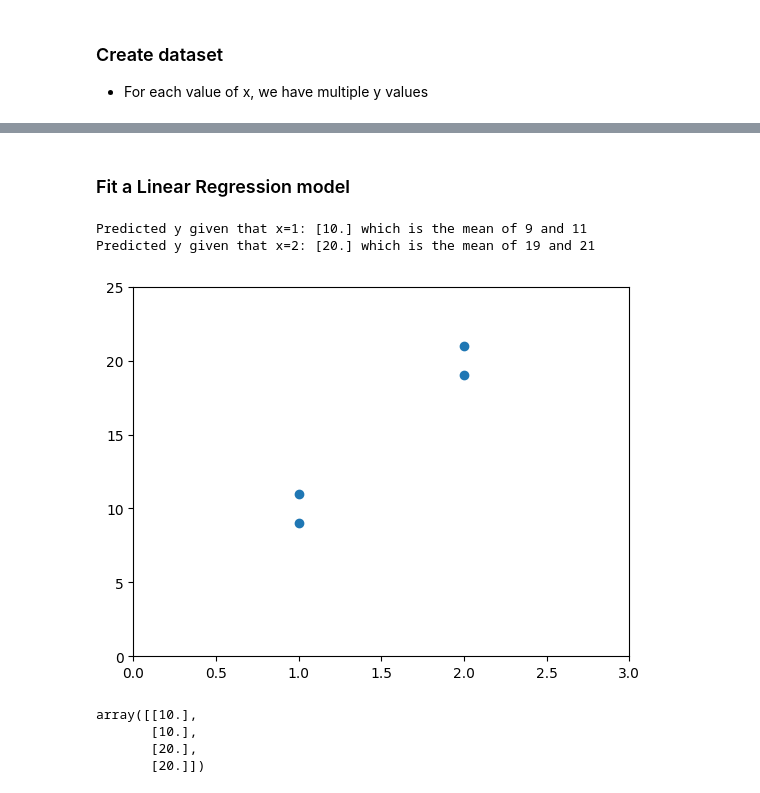
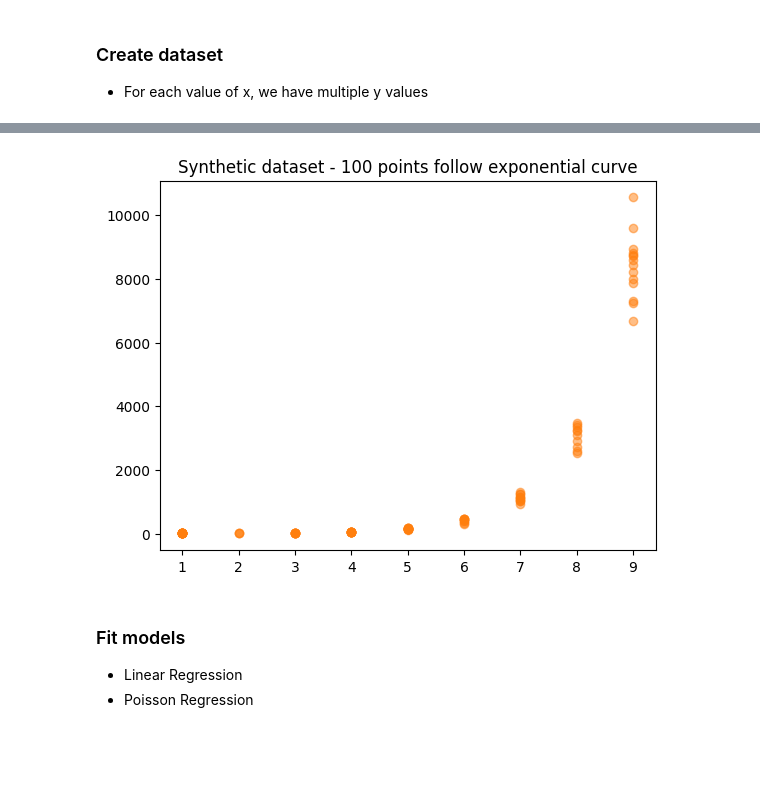
Before and after one commit to MAyub114/sklearn_tricks, a Jupyter notebook: glm.ipynb, the cells around one changed output, grey strips where cells are left out. Saved outputs shown, nothing was run; the diff lists cells and outputs as text; code cells hidden in the pictures; blank space fills up the shorter version.

```diff
--- a/glm.ipynb
+++ b/glm.ipynb
@@ -24,12 +106,18 @@ y = [9, 11, 19, 21]
+# %%
+exp = lambda x: np.exp(x)[0]
+
+x = np.array([[i] for i in np.random.choice(range(1,10), 100)])
+y = np.array([exp(i) + np.random.normal(0,0.1*exp(i),1)[0] for i in x])
+y[y<0] = 0
+# %%
+# Plot dataset
+plt.scatter(x, y, alpha=0.5, c='tab:orange')
+plt.title("Synthetic dataset - 100 points follow exponential curve")
+plt.show()
+# %% [output]
+[figure, added]
 # %% [markdown]
-### Fit a Linear Regression model
+### Fit models
+
+* Linear Regression
+* Poisson Regression
-# %%
-linear = LinearRegression()
-linear.fit(x, y)
-linear_coef = linear.coef_ * x + linear.intercept_
-
-print(f"Predicted y given that x=1: {linear.predict([[1]])} which is the mean of 9 and 11")
-print(f"Predicted y given that x=2: {linear.predict([[2]])} which is the mean of 19 and 21")
-# %% [output]
-Predicted y given that x=1: [10.] which is the mean of 9 and 11
-Predicted y given that x=2: [20.] which is the mean of 19 and 21
@@ -50,14 +123,0 @@ plt.show()
-# %%
-plt.scatter(x, y)
-plt.xlim([0, 3])
-plt.ylim([0, 25])
-plt.show()
-# %% [output]
-[figure, removed]
-# %%
-linear_coef = linear.coef_ * x + linear.intercept_
-# %% [output]
-array([[10.],
-       [10.],
-       [20.],
-       [20.]])
```
Also changed, not shown: parts of 16 cells of this notebook.
